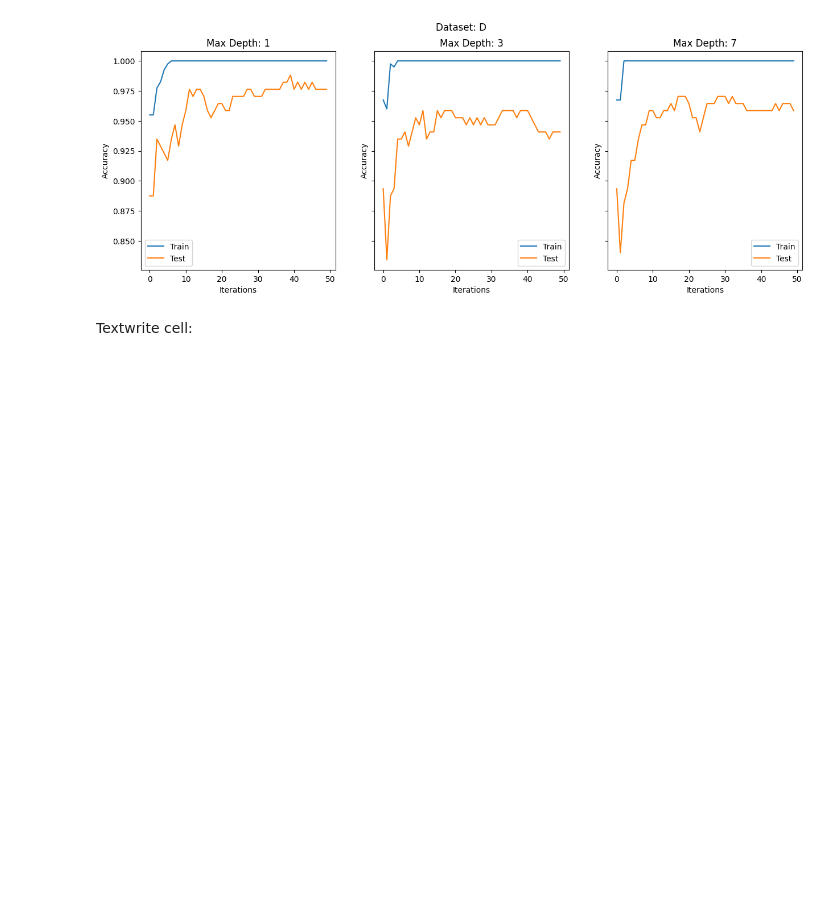
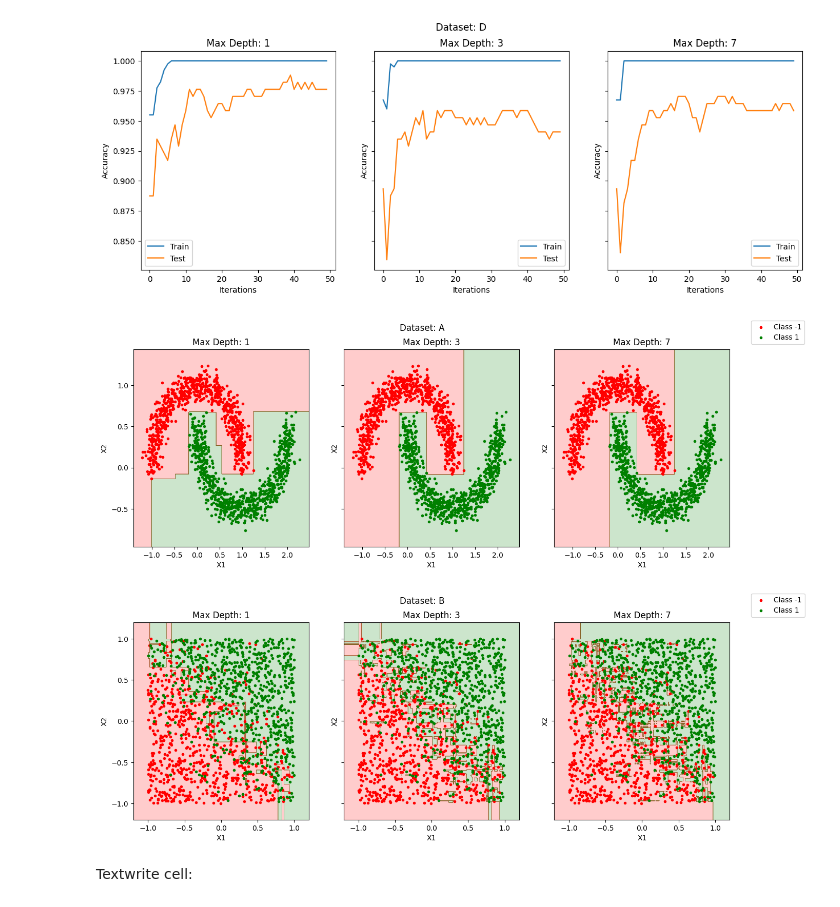
Before and after one commit to bersilin-robert1609/CS5691-PRML, a Jupyter notebook: Assignment-2/Notebook/ProgAss2_Student.ipynb, the cells around one changed output. Saved outputs shown, nothing was run; the diff lists cells and outputs as text; code cells hidden in the pictures; blank space fills up the shorter version.

```diff
--- a/Assignment-2/Notebook/ProgAss2_Student.ipynb
+++ b/Assignment-2/Notebook/ProgAss2_Student.ipynb
@@ -868,7 +971,7 @@ for a in ['A', 'B', 'C', 'D']:
     X_train, Y_train, X_test, Y_test = data['arr_0'], data['arr_1'], data['arr_2'], data['arr_3']
     for criterion in criterions:
         print(f"Criterion: {criterion}")
-        num_tree, accuracy = find_best_hyperparameters(X_train, Y_train, criterion)
+        num_tree, accuracy = find_best_hyperparameters(X_train, Y_train, criterion, num_nodes_stop=1, a=0.5, b=0.5)
         best_num_trees[a][criterion] = num_tree
         print(f"Best number of trees: {num_tree}")
         print(f"Best Validation Accuracy: {accuracy}")
@@ -1105,6 +1217,13 @@ for a in ['A', 'B', 'C', 'D']:
     fig, ax = plt.subplots(1, 3, figsize=(15, 5), sharey=True)
     for i, max_depth in enumerate(max_depths):
         trees, betas, train_accuracies, test_accuracies = Adaboost_train(X_train, Y_train, max_depth, 50, int(0.1 * X_train.shape[0]))
+        pred_train = Adaboost_eval(trees, betas, X_train)
+        pred_test = Adaboost_eval(trees, betas, X_test)
+        train_accuracy = np.sum(pred_train == Y_train) / Y_train.shape[0]
+        test_accuracy = np.sum(pred_test == Y_test) / Y_test.shape[0]
+        print("Max depth: ", max_depth)
+        print("Train accuracy: ", train_accuracy)
+        print("Test accuracy: ", test_accuracy)
         ax[i].plot(train_accuracies, label='Train')
         ax[i].plot(test_accuracies, label='Test')
         ax[i].set_xlabel('Iterations')
@@ -1125,21 +1244,33 @@ Dataset:  D
 # %%
 # Codewrite cell
 # Plots for illustrating the classifier here
 
-def plot_adaboost_accuracy(X_train, Y_train, max_depth, num_iter, num_nodes_stop):
-    """
-    Plots the accuracy of the Adaboost model on the test set
-    """
+max_depths = [1, 3, 7]
+
+for a in ['A', 'B']:
+    data = np.load('../../Data/dataset_{}.npz'.format(a))
+    X_train, Y_train, X_test, Y_test = data['arr_0'], data['arr_1'], data['arr_2'], data['arr_3']
+    fig, ax = plt.subplots(1, 3, figsize=(15, 5), sharey=True)
     minX, maxX = np.min(X_train[:, 0]), np.max(X_train[:, 0])
     minY, maxY = np.min(X_train[:, 1]), np.max(X_train[:, 1])
-    trees, betas, accuracies = Adaboost_train(X_train, Y_train, max_depth, num_iter, num_nodes_stop)
     points = 500
-    X, Y = np.meshgrid(np.linspace(minX-0.2, maxX+0.2, points), np.linspace(minY-0.2, maxY+0.2, points))
-    X_plotter = np.c_[X.ravel(), Y.ravel()]
-    Y_pred = Adaboost_eval(trees, betas, X_plotter)
-    plt.contourf(X, Y, Y_pred.reshape(X.shape), colors=['red', 'green'], alpha=0.2)
-    plt.scatter(X_train[Y_train == 1, 0], X_train[Y_train == 1, 1], color='green', marker='.')
-    plt.scatter(X_train[Y_train == -1, 0], X_train[Y_train == -1, 1], color='red', marker='.')
+    X, Y = np.meshgrid(np.linspace(minX - 0.2, maxX + 0.2, points), np.linspace(minY - 0.2, maxY + 0.2, points))
+    line = [0, 0]
+    for i, max_depth in enumerate(max_depths):
+        trees, betas, train_accuracies, test_accuracies = Adaboost_train(X_train, Y_train, max_depth, 50, int(0.1 * X_train.shape[0]))
+        Z = Adaboost_eval(trees, betas, np.c_[X.ravel(), Y.ravel()])
+        Z = Z.reshape(X.shape)
+        ax[i].contourf(X, Y, Z, colors=['red', 'green'], alpha=0.2)
+        line[0] = ax[i].scatter(X_train[Y_train == -1, 0], X_train[Y_train == -1, 1], color='red', label='Class -1', marker='.')
+        line[1] = ax[i].scatter(X_train[Y_train == 1, 0], X_train[Y_train == 1, 1], color='green', label='Class 1', marker='.')
+        ax[i].set_xlabel('X1')
+        ax[i].set_ylabel('X2')
+        ax[i].set_title("Max Depth: {}".format(max_depth))
+    fig.suptitle("Dataset: {}".format(a))
+    fig.legend(line, ['Class -1', 'Class 1'], loc='upper right')
     plt.show()
+# %% [output]
+[figure, added]
+[figure, added]
 # %% [markdown]
 Textwrite cell:
```
Also changed, not shown: parts of 12 cells of this notebook, 1 other file.
